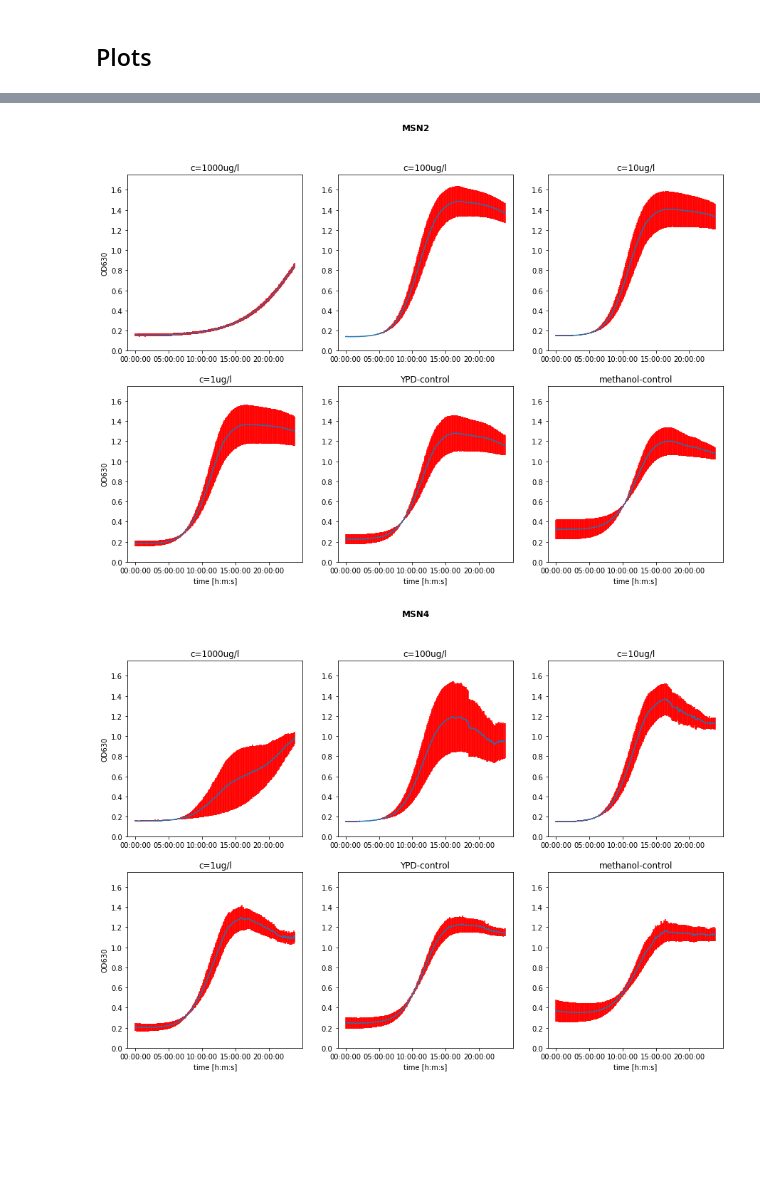
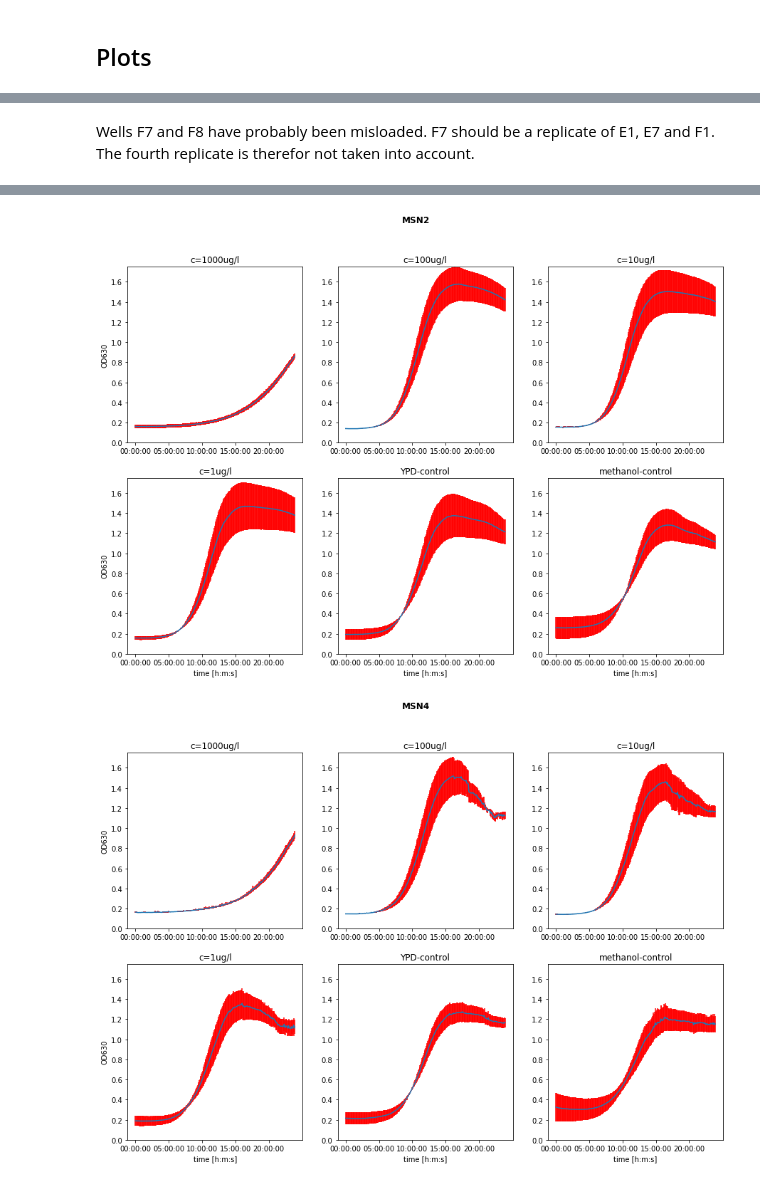
Before and after one commit to sspoerri/iGEM-EPFL-2020-Data_Analysis, a Jupyter notebook: notebooks/20200723_plate-fitness.ipynb, the cells around one changed output, grey strips where cells are left out. Cells and saved outputs as stored; diff of their text form; code cells hidden in the pictures; blank space fills up the shorter version.

Commit message:
continue plotting

```diff
--- a/notebooks/20200723_plate-fitness.ipynb
+++ b/notebooks/20200723_plate-fitness.ipynb
@@ -35,15 +35,21 @@ df.head()
 | 1900-01-01 00:19:22 | 0.143 | 0.146 | 0.154 | 0.195 | 0.154 | 0.168 | 0.151 | 0.134 | 0.225 | 0.154 | ... |
 | 1900-01-01 00:24:22 | 0.142 | 0.145 | 0.153 | 0.195 | 0.154 | 0.17 | 0.151 | 0.135 | 0.226 | 0.153 | ... |
 5 rows × 96 columns
+# %%
+def get_series(df,i):
+    return df[i][:-1]
 # %% [markdown]
 The following function returns the list of indecies of the replicates for a given strain and concentration. This function depends on the loading pattern of the plate.
 # %%
 import string
 
 alph = string.ascii_uppercase
-def get_replicates_index(s,c): #s is the strain [0,1,2,3] and c the concentration [0,1,2,3,4,5]
-    if s == 0:
+def get_replicates_index(s,c,corrected=False): #s is the strain [0,1,2,3] and c the concentration [0,1,2,3,4,5]
+    if corrected:
         return [alph[s*2]+str(c+1),alph[s*2]+str((c+1)+6),alph[s*2+1]+str(c+1)]
     else:
-        return [alph[s*2]+str(c+1),alph[s*2]+str((c+1)+6),alph[s*2+1]+str(c+1),alph[s*2+1]+str((c+1)+6)]
+        if s == 0:
+            return [alph[s*2]+str(c+1),alph[s*2]+str((c+1)+6),alph[s*2+1]+str(c+1)]
+        else:
+            return [alph[s*2]+str(c+1),alph[s*2]+str((c+1)+6),alph[s*2+1]+str(c+1),alph[s*2+1]+str((c+1)+6)]
 # %% [markdown]
@@ -51,6 +57,6 @@ def get_replicates_index(s,c): #s is the strain [0,1,2,3] and c the concentratio
 # %%
-def get_series(df,s,c):
-    i = get_replicates_index(s,c)
+def get_series_mean(df,s,c,corrected=False):
+    i = get_replicates_index(s,c,corrected)
     return df[i][:-1].mean(axis=1), df[i][:-1].sem(axis=1)
 # %% [markdown]
 Generate a list of timestamps. The last timestamp is excluded. Timestamps are corrected by 4 minutes and 22 seconds which corresponds to the first measurement.
@@ -59,3 +65,25 @@ def get_timestamps(df):
     return [pd.Timestamp(df.index.to_list()[i]-pd.DateOffset(minutes=4,seconds=22)).strftime('%H:%M:%S') for i in range(len(df.index.to_list())-1)]
 # %% [markdown]
 ## Plots
+# %%
+import matplotlib.pyplot as plt
+import string
+
+alph = string.ascii_uppercase
+fig, axs = plt.subplots(8, 12)
+fig.set_figheight(10)
+fig.set_figwidth(15)
+for i in range(8):
+    axs[i,0].set_ylabel(alph[i],fontweight='bold')
+    for j in range(12):
+        plt.sca(axs[i,j])
+        if(i==0):
+            plt.title(j+1,fontweight='bold')
+        y = get_series(df,alph[i]+str(j+1))
+        plt.plot(y)
+        plt.xticks([])
+        plt.yticks([])
+        axs[i,j].set_ylim([0, 1.75])
+axs[5,6].set_facecolor('red')
+axs[5,7].set_facecolor('red')
+plt.show()
@@ -62,29 +92,31 @@ def get_timestamps(df):
+# %% [markdown]
+Wells F7 and F8 have probably been misloaded. F7 should be a replicate of E1, E7 and F1. The fourth replicate is therefor not taken into account.
 # %%
 import matplotlib.pyplot as plt
 
 x = get_timestamps(df)
 t = ['c=1000ug/l','c=100ug/l','c=10ug/l','c=1ug/l','YPD-control','methanol-control']
 supt = ['WT','MSN2','MSN4','YAP1']
 for n in range(4):
     fig, axs = plt.subplots(2, 3)
     fig.set_figheight(10)
     fig.set_figwidth(15)
     for i in range(2):
         for j in range(3):
-            y, se = get_series(df,n,i*3+j)
+            y, se = get_series_mean(df,n,i*3+j,True)
             plt.sca(axs[i,j])
             plt.errorbar(x,y,yerr=se,ecolor='red')
             plt.xticks(np.arange(0,288,60))
             plt.title(t[i*3+j])
             axs[i,j].set_ylim([0, 1.75])
     axs[0,0].set_ylabel('OD630')
     axs[1,0].set_ylabel('OD630')
     axs[1,0].set_xlabel('time [h:m:s]')
     axs[1,1].set_xlabel('time [h:m:s]')
     axs[1,2].set_xlabel('time [h:m:s]')
     fig.suptitle(supt[n],fontweight='bold')
     plt.show()
 # %% [output]
 [figure]
-[figure, old version]
+[figure, new version]
-[figure, old version]
+[figure, new version]
```
Also changed, not shown: parts of 10 cells of this notebook.
